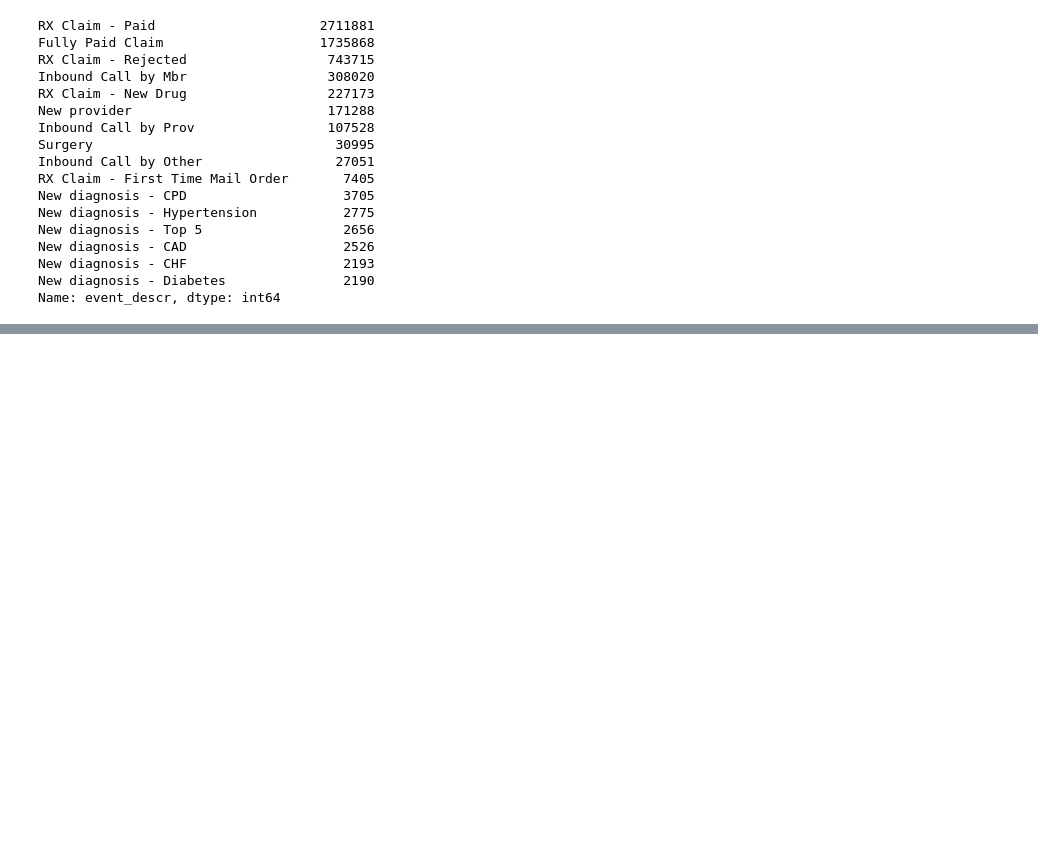
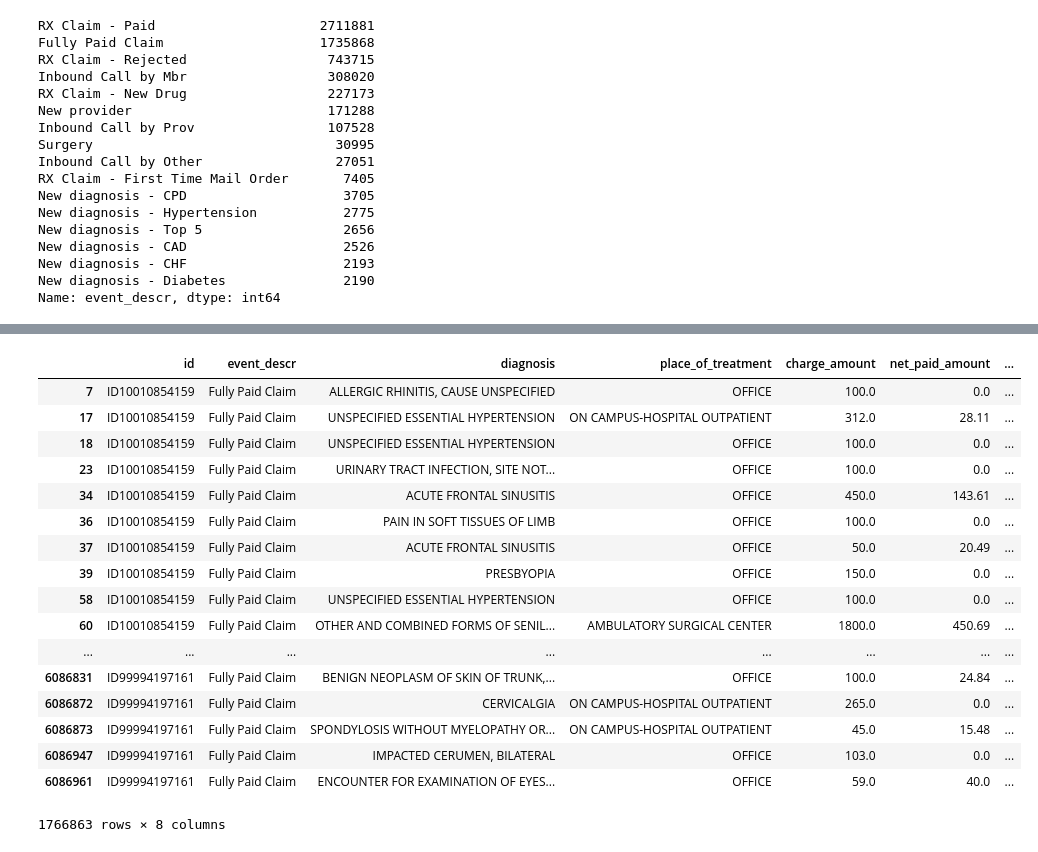
Before and after one commit to chenson2018/Humana-Mays-Competition, a Jupyter notebook: Exploration.ipynb, the cells around one changed output, grey strips where cells are left out. Saved outputs shown, nothing was run; the diff lists cells and outputs as text; code cells hidden in the pictures; blank space fills up the shorter version.

```diff
--- a/Exploration.ipynb
+++ b/Exploration.ipynb
@@ -51,0 +154,46 @@ new_diagnosis = ['New diagnosis - CPD',
+# %%
+non_rx_claim = df[df['event_descr'].isin(non_rx_claim_col)]
+
+non_rx_claim = non_rx_claim.drop(['event_attr6',
+                                  'event_attr7',
+                                  'event_attr8',
+                                  'event_attr9',
+                                  'event_attr10',
+                                  'PAY_DAY_SUPPLY_CNT',
+                                  'PAYABLE_QTY',
+                                  'MME',
+                                  'DRUG_TYPE',
+                                  'Specialty',
+                                  'Specialty2',
+                                  'Specialty3'],
+                                   axis = 1)
+
+non_rx_claim.columns = ['id',
+                        'event_descr',
+                        'diagnosis',
+                        'place_of_treatment',
+                        'charge_amount',
+                        'net_paid_amount',
+                        'member_responsible_amount',
+                        'Days']
+
+non_rx_claim
+# %% [output]
+|  | id | event_descr | diagnosis | place_of_treatment | charge_amount | net_paid_amount | ... |
+| 7 | ID10010854159 | Fully Paid Claim | ALLERGIC RHINITIS, CAUSE UNSPECIFIED | OFFICE | 100.0 | 0.0 | ... |
+| 17 | ID10010854159 | Fully Paid Claim | UNSPECIFIED ESSENTIAL HYPERTENSION | ON CAMPUS-HOSPITAL OUTPATIENT | 312.0 | 28.11 | ... |
+| 18 | ID10010854159 | Fully Paid Claim | UNSPECIFIED ESSENTIAL HYPERTENSION | OFFICE | 100.0 | 0.0 | ... |
+| 23 | ID10010854159 | Fully Paid Claim | URINARY TRACT INFECTION, SITE NOT... | OFFICE | 100.0 | 0.0 | ... |
+| 34 | ID10010854159 | Fully Paid Claim | ACUTE FRONTAL SINUSITIS | OFFICE | 450.0 | 143.61 | ... |
+| 36 | ID10010854159 | Fully Paid Claim | PAIN IN SOFT TISSUES OF LIMB | OFFICE | 100.0 | 0.0 | ... |
+| 37 | ID10010854159 | Fully Paid Claim | ACUTE FRONTAL SINUSITIS | OFFICE | 50.0 | 20.49 | ... |
+| 39 | ID10010854159 | Fully Paid Claim | PRESBYOPIA | OFFICE | 150.0 | 0.0 | ... |
+| 58 | ID10010854159 | Fully Paid Claim | UNSPECIFIED ESSENTIAL HYPERTENSION | OFFICE | 100.0 | 0.0 | ... |
+| 60 | ID10010854159 | Fully Paid Claim | OTHER AND COMBINED FORMS OF SENIL... | AMBULATORY SURGICAL CENTER | 1800.0 | 450.69 | ... |
+| ... | ... | ... | ... | ... | ... | ... | ... |
+| 6086831 | ID99994197161 | Fully Paid Claim | BENIGN NEOPLASM OF SKIN OF TRUNK,... | OFFICE | 100.0 | 24.84 | ... |
+| 6086872 | ID99994197161 | Fully Paid Claim | CERVICALGIA | ON CAMPUS-HOSPITAL OUTPATIENT | 265.0 | 0.0 | ... |
+| 6086873 | ID99994197161 | Fully Paid Claim | SPONDYLOSIS WITHOUT MYELOPATHY OR... | ON CAMPUS-HOSPITAL OUTPATIENT | 45.0 | 15.48 | ... |
+| 6086947 | ID99994197161 | Fully Paid Claim | IMPACTED CERUMEN, BILATERAL | OFFICE | 103.0 | 0.0 | ... |
+| 6086961 | ID99994197161 | Fully Paid Claim | ENCOUNTER FOR EXAMINATION OF EYES... | OFFICE | 59.0 | 40.0 | ... |
+1766863 rows × 8 columns
```
Also changed, not shown: parts of 7 cells of this notebook, 1 other file.
